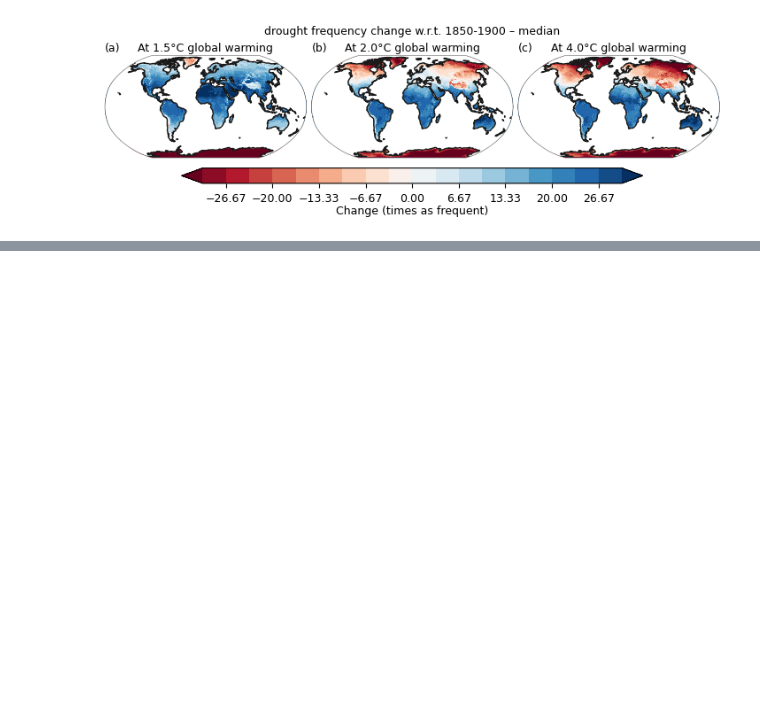
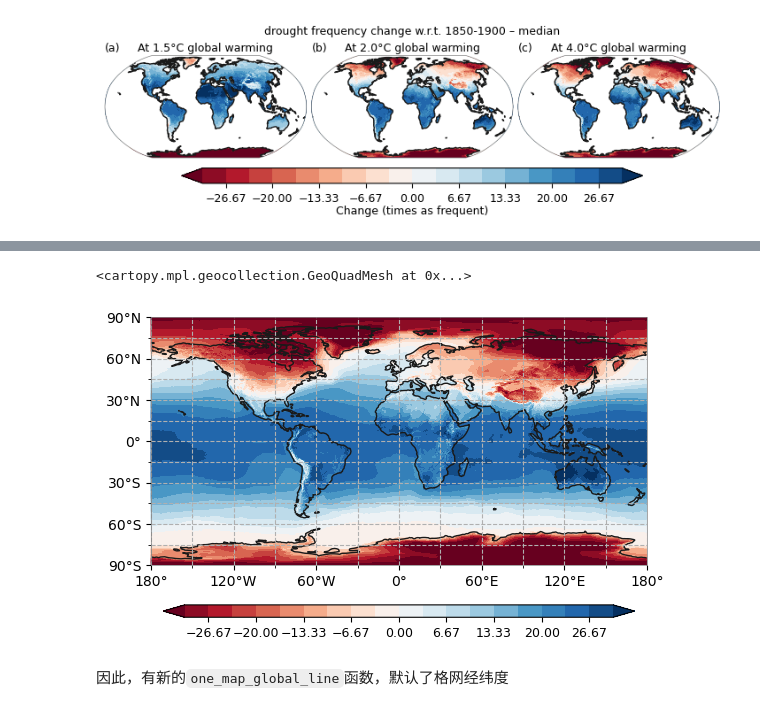
Before and after one commit to GISWLH/plot-function, a Jupyter notebook: code/plotbook.ipynb, the cells around one changed output, grey strips where cells are left out. Saved outputs shown, nothing was run; the diff lists cells and outputs as text; code cells hidden in the pictures; blank space fills up the shorter version.

```diff
--- a/code/plotbook.ipynb
+++ b/code/plotbook.ipynb
@@ -81,0 +162,14 @@ plot.at_warming_level_one(at_warming_c=at_warming_c, unit="Change (times as freq
+# %%
+import xarray as xr
+file_name='data/ERA5temp_1978_monthly.nc'
+ds=xr.open_dataset(file_name)
+lat = ds['latitude']
+lon = ds['longitude']
+
+
+ds = ds.rename_dims({'latitude':'lat','longitude':'lon'})
+ds.coords['lat'] = ('lat', lat.to_numpy())
+ds.coords['lon'] = ('lon', lon.to_numpy()) # 对维度lon指定新的坐标信息lon
+ds = ds.reset_coords(names=['latitude','longitude'], drop=True)
+ds['t2m'] = ds['t2m'] - 273.15
+ds['t2m']
@@ -81,0 +194,14 @@ plot.at_warming_level_one(at_warming_c=at_warming_c, unit="Change (times as freq
+# %%
+import matplotlib.pyplot as plt
+import cartopy.crs as ccrs
+import numpy as np
+fig = plt.figure()
+proj = ccrs.PlateCarree() #ccrs.Robinson()ccrs.Mollweide()Mollweide()
+ax = fig.add_subplot(111, projection=proj)
+levels = np.linspace(-30, 30, num=19)
+plot.one_map_region(ds['t2m'][0], ax, extents=[-180, 180, -90, 90], interval=[60, 30], levels=levels, cmap="RdBu", mask_ocean=False, add_coastlines=True, add_land=False, add_gridlines=True, colorbar=True, plotfunc="pcolormesh")
+# %% [output]
+<cartopy.mpl.geocollection.GeoQuadMesh at 0x...>
+[figure, added]
+# %% [markdown]
+因此，有新的``one_map_global_line``函数，默认了格网经纬度
```
Also changed, not shown: parts of 29 cells of this notebook, 33 other files.
